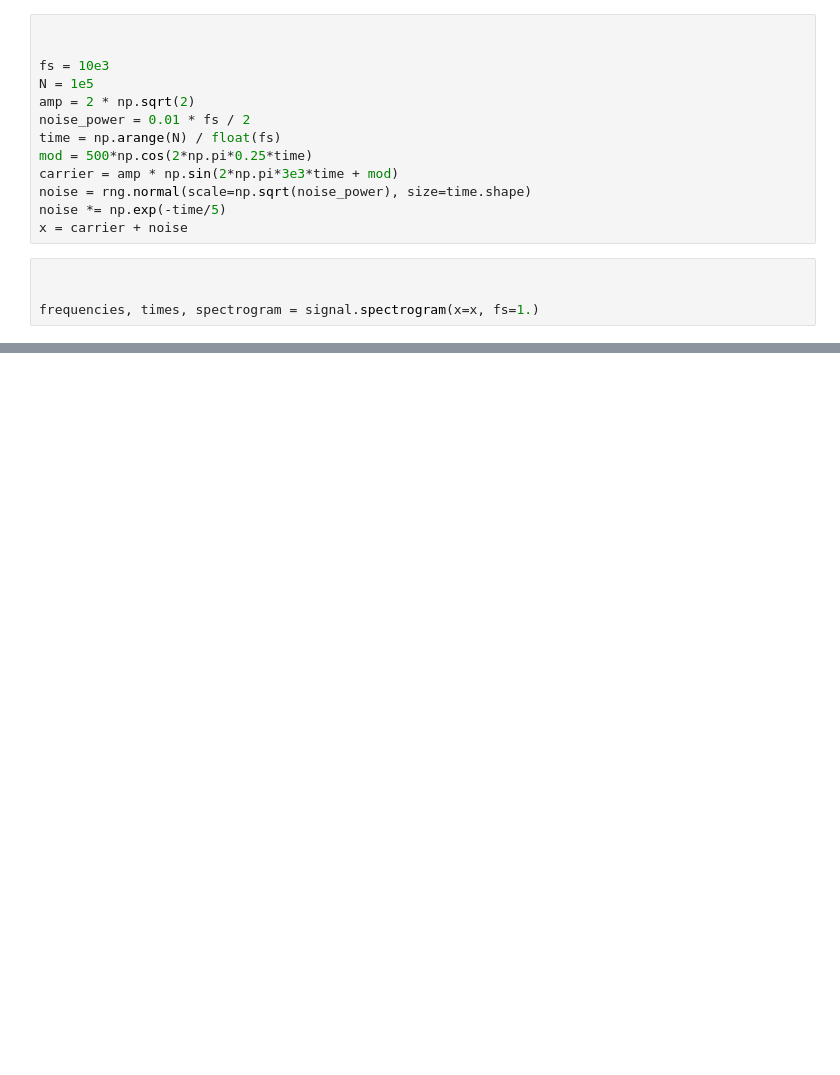
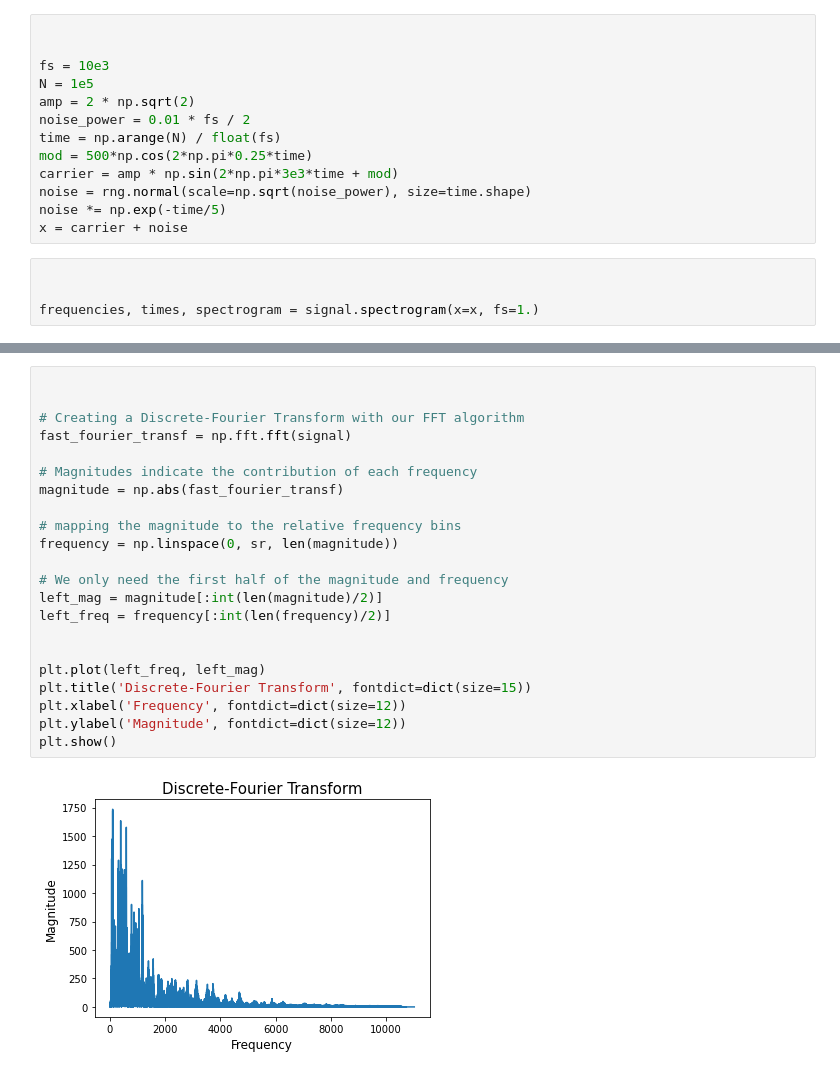
Before and after one commit to Sorooshi/Depression_Spectrograms, a Jupyter notebook: Notebooks/a01_spectrograms_warmup.ipynb, the cells around one changed output, grey strips where cells are left out. Drawn from its saved outputs; the diff is of its cells as text; blank space fills up the shorter version.

```diff
--- a/Notebooks/a01_spectrograms_warmup.ipynb
+++ b/Notebooks/a01_spectrograms_warmup.ipynb
@@ -55,0 +81,24 @@ Sxx.shape
+# %%
+
+
+# Creating a Discrete-Fourier Transform with our FFT algorithm
+fast_fourier_transf = np.fft.fft(signal)
+
+# Magnitudes indicate the contribution of each frequency
+magnitude = np.abs(fast_fourier_transf)
+
+# mapping the magnitude to the relative frequency bins
+frequency = np.linspace(0, sr, len(magnitude))
+
+# We only need the first half of the magnitude and frequency
+left_mag = magnitude[:int(len(magnitude)/2)]
+left_freq = frequency[:int(len(frequency)/2)]
+
+
+plt.plot(left_freq, left_mag)
+plt.title('Discrete-Fourier Transform', fontdict=dict(size=15))
+plt.xlabel('Frequency', fontdict=dict(size=12))
+plt.ylabel('Magnitude', fontdict=dict(size=12))
+plt.show()
+# %% [output]
+[figure, added]
```
Also changed, not shown: parts of 19 cells of this notebook.
